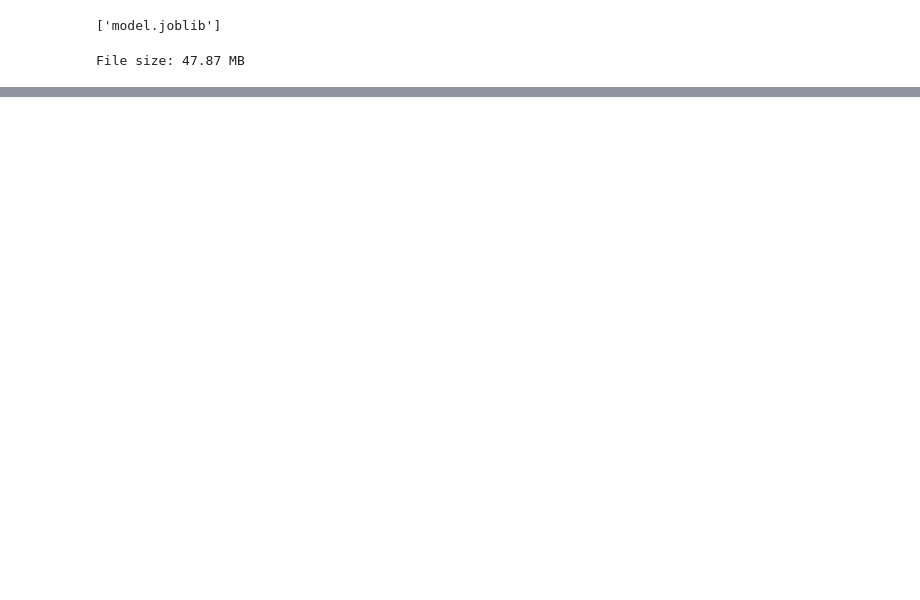
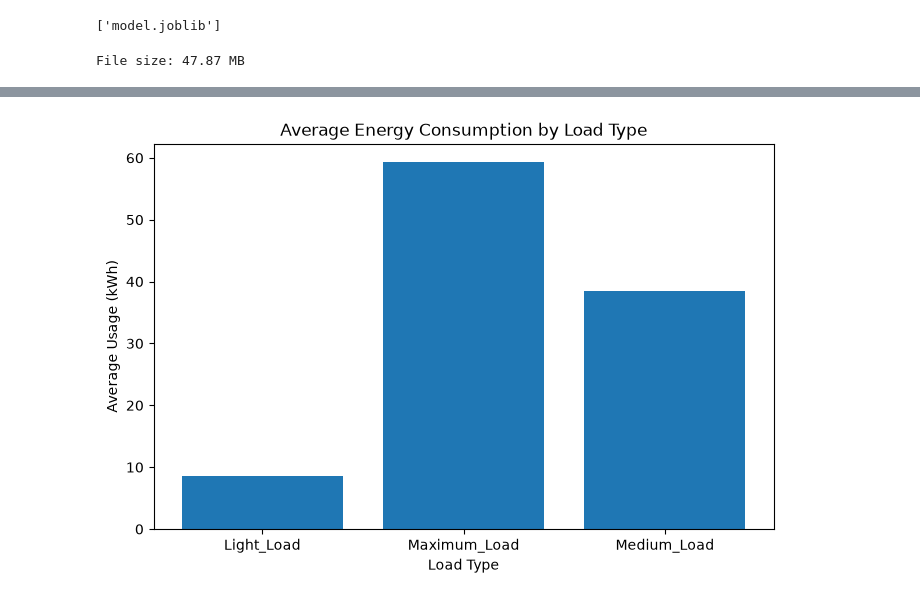
Before and after one commit to hania-sajjad/WEEK-3-TASK, a Jupyter notebook: notebooks/week3_pca.ipynb, the cells around one changed output, grey strips where cells are left out. Cells and saved outputs as stored; diff of their text form; code cells hidden in the pictures; blank space fills up the shorter version.

```diff
--- a/notebooks/week3_pca.ipynb
+++ b/notebooks/week3_pca.ipynb
@@ -443,0 +469,20 @@ joblib.dump(
+# %%
+# AVERAGE ENERGY CONSUMPTION BY LOAD TYPE
+plt.figure(figsize=(8,5))
+
+load_energy = df.groupby("Load_Type")["Usage_kWh"].mean()
+
+plt.bar(load_energy.index,
+        load_energy.values)
+
+plt.title("Average Energy Consumption by Load Type")
+plt.xlabel("Load Type")
+plt.ylabel("Average Usage (kWh)")
+
+plt.savefig("../static/energy_by_load_type.png",
+            dpi=300,
+            bbox_inches="tight")
+
+plt.show()
+# %% [output]
+[figure, added]
```
Also changed, not shown: parts of 18 cells of this notebook, 12 other files.
